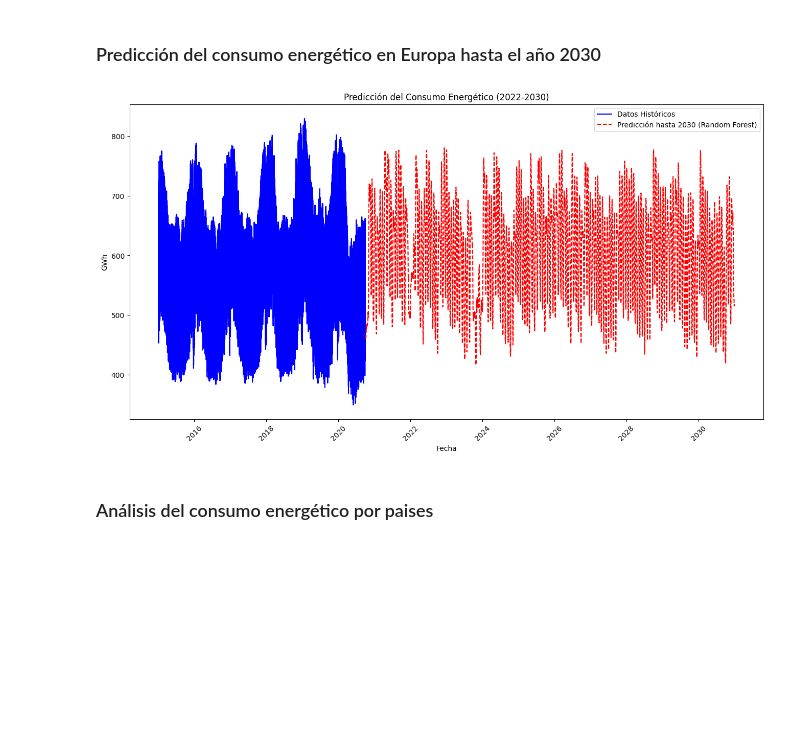
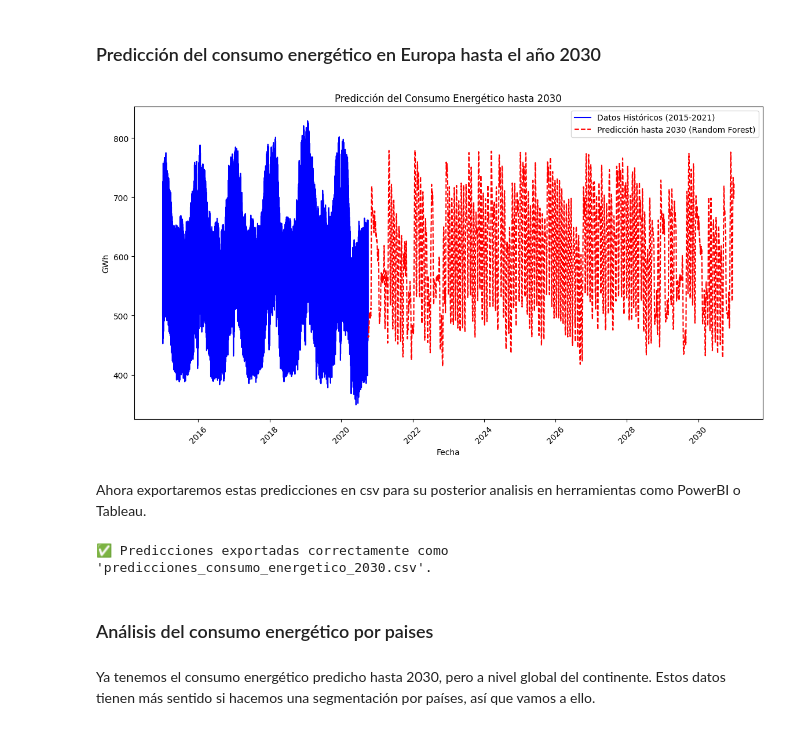
Before and after one commit to antonio-oliver/energy-prediction-eu, a Jupyter notebook: energy-prediction.ipynb, the cells around one changed output. Drawn from its saved outputs; the diff is of its cells as text; code cells hidden in the pictures; blank space fills up the shorter version.

```diff
--- a/energy-prediction.ipynb
+++ b/energy-prediction.ipynb
@@ -480,33 +480,36 @@ plt.show()
 # %%
 from datetime import timedelta
 
-# Creamos fechas futuras desde el último día hasta el 31 de diciembre de 2030
-future_dates = pd.DataFrame({'ds': pd.date_range(start=df_ml.index.max() + timedelta(days=1), end='2030-12-31', freq='D')})
+# ---- ELIMINAMOS ZONAS HORARIAS DEL ÍNDICE ----
+df_ml.index = df_ml.index.tz_localize(None)  # Convertimos a timezone-naive
 
-# Inicializamos las características lag y rolling mean basadas en los últimos datos históricos
-last_values = df_ml[['y']].tail(30)
+# Obtenemos la última fecha de los datos históricos
+max_date = df_ml.index.max()
 
-# Creamos listas para almacenar las características futuras y predicciones
+# ---- GENERAMOS FECHAS FUTURAS HASTA 2030 ----
+num_days = (pd.to_datetime('2030-12-31') - max_date).days  # Número de días a predecir
+future_dates = pd.DataFrame({'ds': pd.date_range(start=max_date + timedelta(days=1), periods=num_days, freq='D')})
+
+# ---- INICIALIZAMOS VARIABLES ----
+last_values = df_ml[['y']].tail(30)  # Últimos 30 valores históricos
+
 future_predictions = []
-lag_1_values = []
-lag_7_values = []
-lag_30_values = []
-rolling_mean_7_values = []
-rolling_mean_30_values = []
+lag_1_values, lag_7_values, lag_30_values = [], [], []
+rolling_mean_7_values, rolling_mean_30_values = [], []
 
-# Iteramos sobre las fechas futuras para calcular características
-for i in range(len(future_dates)):
-    # Calculamos valores lag
+# ---- GENERAMOS PREDICCIONES PARA CADA DÍA FUTURO ----
+for i in range(num_days):
+    # Calcular valores lag
     if i == 0:
         lag_1 = last_values['y'].iloc[-1]  # Último valor histórico
         lag_7 = last_values['y'].iloc[-7]  # 7 días antes
         lag_30 = last_values['y'].iloc[0]  # 30 días antes
     else:
-        lag_1 = future_predictions[i-1]  # Usar la predicción anterior
-        lag_7 = future_predictions[i-7] if i >= 7 else last_values['y'].iloc[-7]  # Predicción o histórico
-        lag_30 = future_predictions[i-30] if i >= 30 else last_values['y'].iloc[0]  # Predicción o histórico
+        lag_1 = future_predictions[i-1]
+        lag_7 = future_predictions[i-7] if i >= 7 else last_values['y'].iloc[-7]
+        lag_30 = future_predictions[i-30] if i >= 30 else last_values['y'].iloc[0]
 
-    # Calculamos medias móviles basadas en predicciones anteriores
+    # Calculamos medias móviles
     rolling_mean_7 = np.mean(future_predictions[-7:]) if len(future_predictions) >= 7 else np.mean(last_values['y'][-7:])
     rolling_mean_30 = np.mean(future_predictions[-30:]) if len(future_predictions) >= 30 else np.mean(last_values['y'])
 
@@ -517,42 +520,54 @@ for i in range(len(future_dates)):
     rolling_mean_7_values.append(rolling_mean_7)
     rolling_mean_30_values.append(rolling_mean_30)
 
-    # Creamos un DataFrame temporal para hacer la predicción
+    # Creamos DataFrame temporal para hacer la predicción
     temp_features = pd.DataFrame({
         'year': [future_dates['ds'].dt.year.iloc[i]],
         'month': [future_dates['ds'].dt.month.iloc[i]],
         'day': [future_dates['ds'].dt.day.iloc[i]],
         'dayofweek': [future_dates['ds'].dt.dayofweek.iloc[i]],
         'lag_1': [lag_1],
         'lag_7': [lag_7],
         'lag_30': [lag_30],
         'rolling_mean_7': [rolling_mean_7],
         'rolling_mean_30': [rolling_mean_30]
     })
 
-    # Hacemos predicción y la guardamos
+    # Hacemos predicción y guardarla
     future_pred = best_rf.predict(temp_features)[0]
     future_predictions.append(future_pred)
 
 # ---- AGREGAMOS PREDICCIONES AL DATAFRAME ----
 future_dates['prediction'] = future_predictions
 future_dates['lag_1'] = lag_1_values
 future_dates['lag_7'] = lag_7_values
 future_dates['lag_30'] = lag_30_values
 future_dates['rolling_mean_7'] = rolling_mean_7_values
 future_dates['rolling_mean_30'] = rolling_mean_30_values
 
-# ---- VISUALIZAMOS LOS RESULTADOS ----
-plt.figure(figsize=(16, 8))
-plt.plot(df_ml.index, df_ml['y'], label="Datos Históricos", color="blue")
+# ---- VISUALIZAMOS RESULTADOS ----
+plt.figure(figsize=(14, 7))
+plt.plot(df_ml.index, df_ml['y'], label="Datos Históricos (2015-2021)", color="blue")
 plt.plot(future_dates['ds'], future_dates['prediction'], label="Predicción hasta 2030 (Random Forest)", color="red", linestyle="dashed")
-plt.title("Predicción del Consumo Energético (2022-2030)")
+
+plt.title("Predicción del Consumo Energético hasta 2030")
 plt.xlabel("Fecha")
 plt.ylabel("GWh")
 plt.xticks(rotation=45)
 plt.legend()
 plt.show()
 # %% [output]
-[figure, old version]
+[figure, new version]
+# %% [markdown]
+Ahora exportaremos estas predicciones en csv para su posterior analisis en herramientas como PowerBI o Tableau.
+# %%
+csv_filename = "predicciones_consumo_energetico_2030.csv"
+future_dates.to_csv(csv_filename, index=False, encoding='utf-8')
+
+print(f"✅ Predicciones exportadas correctamente como '{csv_filename}'.")
+# %% [output]
+✅ Predicciones exportadas correctamente como 'predicciones_consumo_energetico_2030.csv'.
 # %% [markdown]
 ### Análisis del consumo energético por paises
+# %% [markdown]
+Ya tenemos el consumo energético predicho hasta 2030, pero a nivel global del continente. Estos datos tienen más sentido si hacemos una segmentación por países, así que vamos a ello.
```
Also changed, not shown: parts of 6 cells of this notebook.
